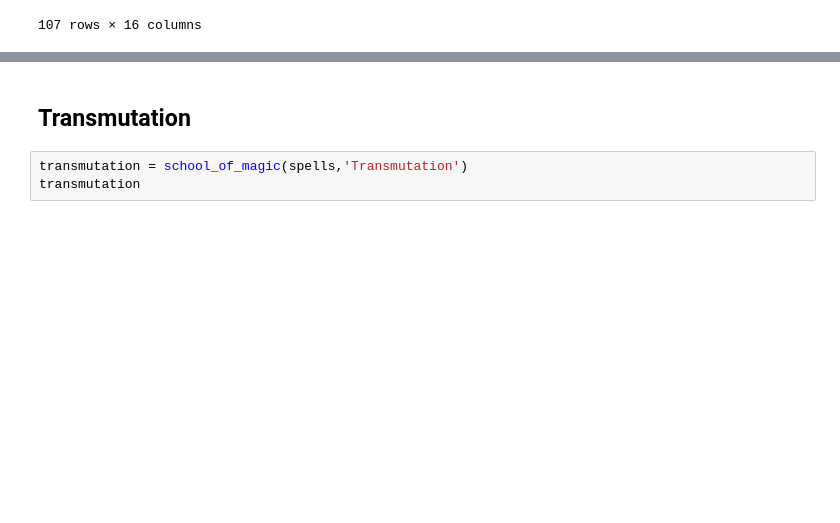
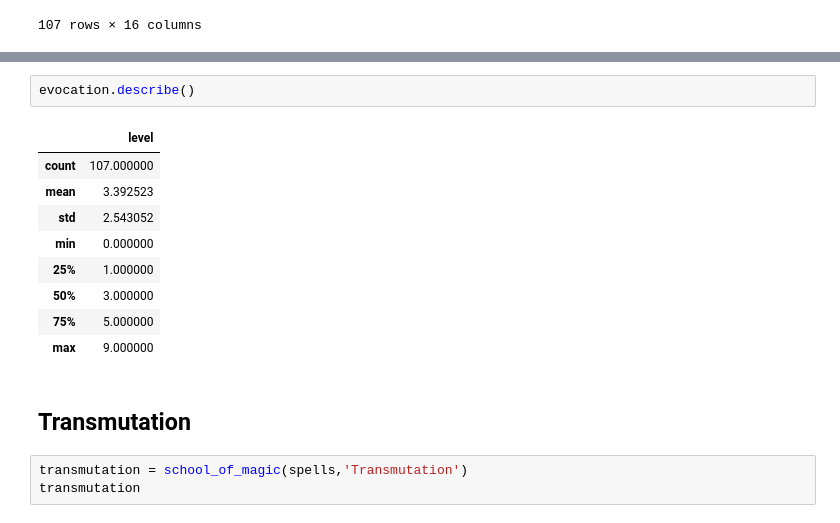
Before and after one commit to TheDataRogue/dnd-5e-spells, a Jupyter notebook: analysis/spells_analysis.ipynb, the cells around one changed output, grey strips where cells are left out. Cells and saved outputs as stored; diff of their text form; blank space fills up the shorter version.

```diff
--- a/analysis/spells_analysis.ipynb
+++ b/analysis/spells_analysis.ipynb
@@ -442,3 +662,15 @@ evocation
+# %%
+evocation.describe()
+# %% [output]
+|  | level |
+| count | 107.000000 |
+| mean | 3.392523 |
+| std | 2.543052 |
+| min | 0.000000 |
+| 25% | 1.000000 |
+| 50% | 3.000000 |
+| 75% | 5.000000 |
+| max | 9.000000 |
 # %% [markdown]
 ## Transmutation
 # %%
```
Also changed, not shown: parts of 57 cells of this notebook, 1 other file.
